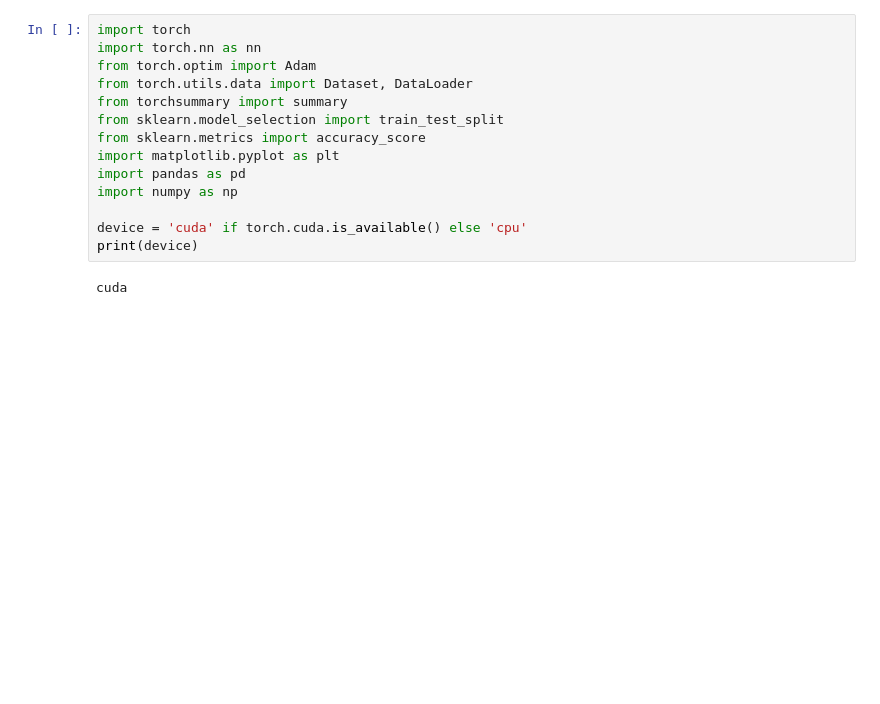
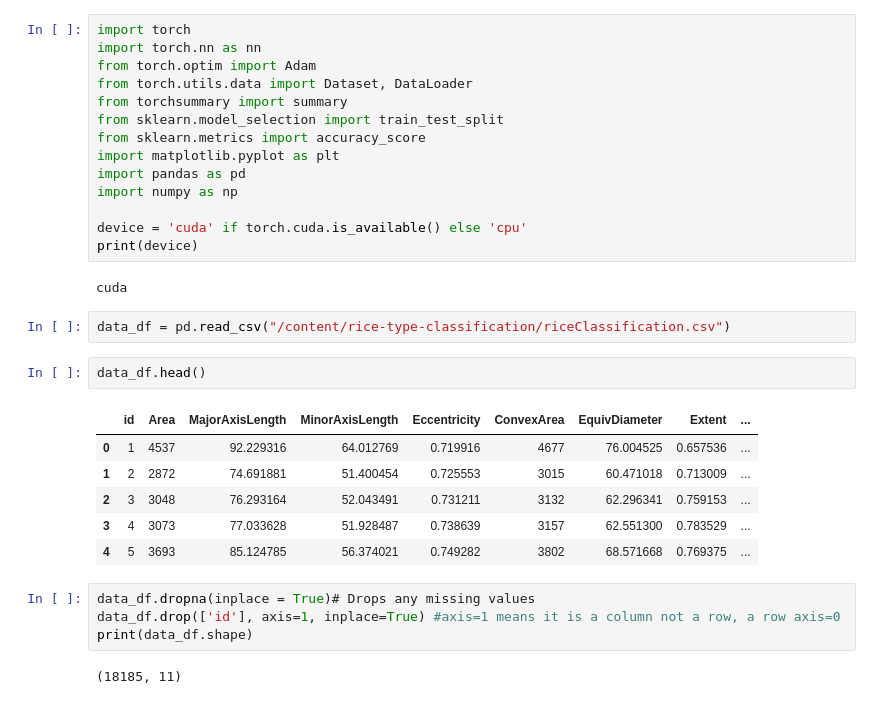
Before and after one commit to Dev-jalexx/Pytorch, a Jupyter notebook: ImageClassification.ipynb, the cells around one changed output. Drawn from its saved outputs; the diff is of its cells as text; blank space fills up the shorter version.

```diff
--- a/ImageClassification.ipynb
+++ b/ImageClassification.ipynb
@@ -26,3 +22,20 @@ device = 'cuda' if torch.cuda.is_available() else 'cpu'
 print(device)
 # %% [output]
 cuda
+# %%
+data_df = pd.read_csv("/content/rice-type-classification/riceClassification.csv")
+# %%
+data_df.head()
+# %% [output]
+|  | id | Area | MajorAxisLength | MinorAxisLength | Eccentricity | ConvexArea | EquivDiameter | Extent | ... |
+| 0 | 1 | 4537 | 92.229316 | 64.012769 | 0.719916 | 4677 | 76.004525 | 0.657536 | ... |
+| 1 | 2 | 2872 | 74.691881 | 51.400454 | 0.725553 | 3015 | 60.471018 | 0.713009 | ... |
+| 2 | 3 | 3048 | 76.293164 | 52.043491 | 0.731211 | 3132 | 62.296341 | 0.759153 | ... |
+| 3 | 4 | 3073 | 77.033628 | 51.928487 | 0.738639 | 3157 | 62.551300 | 0.783529 | ... |
+| 4 | 5 | 3693 | 85.124785 | 56.374021 | 0.749282 | 3802 | 68.571668 | 0.769375 | ... |
+# %%
+data_df.dropna(inplace = True)# Drops any missing values
+data_df.drop(['id'], axis=1, inplace=True) #axis=1 means it is a column not a row, a row axis=0
+print(data_df.shape)
+# %% [output]
+(18185, 11)
```
Also changed, not shown: parts of 21 cells of this notebook.
